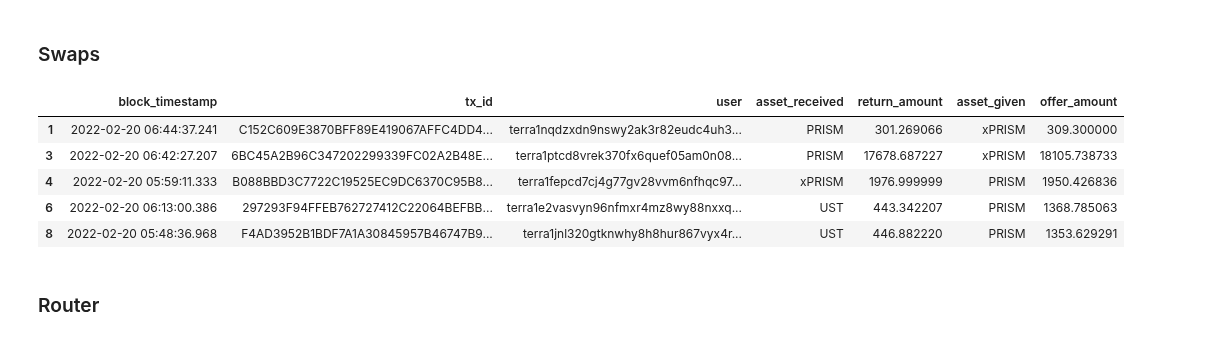
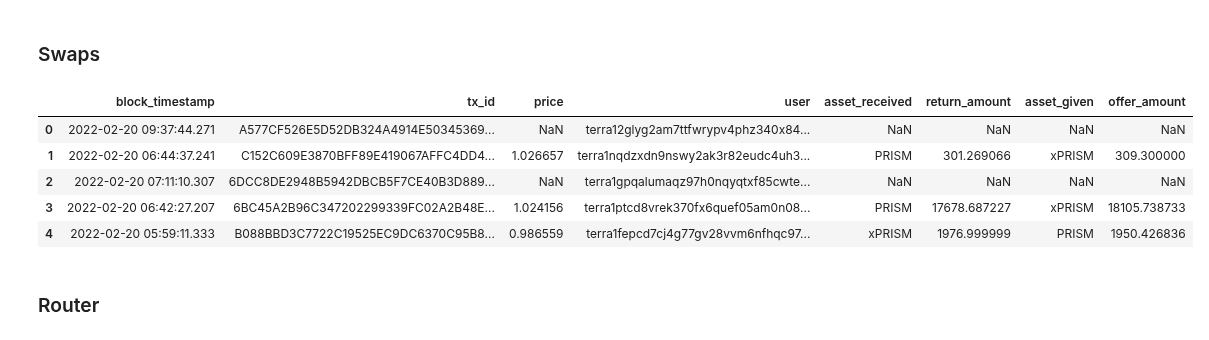
Before and after one commit to IncioMan/prism_forge, a Jupyter notebook: notebook/Prism Paths.ipynb, the cells around one changed output. Drawn from its saved outputs; the diff is of its cells as text; code cells hidden in the pictures.

```diff
--- a/notebook/Prism Paths.ipynb
+++ b/notebook/Prism Paths.ipynb
@@ -131,14 +141,14 @@ ystaking_df_pol[ystaking_df_pol.user=='terra1uh37lsydrup8vqvvttd53qwj93ft9x7572g
 # %%
 pd.set_option('display.max_colwidth', 255)
 swaps_df = swaps_df[swaps_df.ask_asset != '']
 swaps_df = swaps_df[swaps_df.sender.notna()]
 swaps_df_pol = swaps_df.rename(columns={'sender':'user','ask_asset':'asset_received','offer_asset':'asset_given'})
-swaps_df_pol = swaps_df_pol[['block_timestamp','tx_id','user','asset_received','return_amount','asset_given','offer_amount']]
+swaps_df_pol = swaps_df_pol[['block_timestamp','tx_id','price','user','asset_received','return_amount','asset_given','offer_amount']]
 swaps_df_pol.head()
 # %% [output]
-|  | block_timestamp | tx_id | user | asset_received | return_amount | asset_given | offer_amount |
-| 1 | 2022-02-20 06:44:37.241 | C152C609E3870BFF89E419067AFFC4DD4... | terra1nqdzxdn9nswy2ak3r82eudc4uh3... | PRISM | 301.269066 | xPRISM | 309.300000 |
-| 3 | 2022-02-20 06:42:27.207 | 6BC45A2B96C347202299339FC02A2B48E... | terra1ptcd8vrek370fx6quef05am0n08... | PRISM | 17678.687227 | xPRISM | 18105.738733 |
-| 4 | 2022-02-20 05:59:11.333 | B088BBD3C7722C19525EC9DC6370C95B8... | terra1fepcd7cj4g77gv28vvm6nfhqc97... | xPRISM | 1976.999999 | PRISM | 1950.426836 |
-| 6 | 2022-02-20 06:13:00.386 | 297293F94FFEB762727412C22064BEFBB... | terra1e2vasvyn96nfmxr4mz8wy88nxxq... | UST | 443.342207 | PRISM | 1368.785063 |
-| 8 | 2022-02-20 05:48:36.968 | F4AD3952B1BDF7A1A30845957B46747B9... | terra1jnl320gtknwhy8h8hur867vyx4r... | UST | 446.882220 | PRISM | 1353.629291 |
+|  | block_timestamp | tx_id | price | user | asset_received | return_amount | asset_given | offer_amount |
+| 0 | 2022-02-20 09:37:44.271 | A577CF526E5D52DB324A4914E50345369... | NaN | terra12glyg2am7ttfwrypv4phz340x84... | NaN | NaN | NaN | NaN |
+| 1 | 2022-02-20 06:44:37.241 | C152C609E3870BFF89E419067AFFC4DD4... | 1.026657 | terra1nqdzxdn9nswy2ak3r82eudc4uh3... | PRISM | 301.269066 | xPRISM | 309.300000 |
+| 2 | 2022-02-20 07:11:10.307 | 6DCC8DE2948B5942DBCB5F7CE40B3D889... | NaN | terra1gpqalumaqz97h0nqyqtxf85cwte... | NaN | NaN | NaN | NaN |
+| 3 | 2022-02-20 06:42:27.207 | 6BC45A2B96C347202299339FC02A2B48E... | 1.024156 | terra1ptcd8vrek370fx6quef05am0n08... | PRISM | 17678.687227 | xPRISM | 18105.738733 |
+| 4 | 2022-02-20 05:59:11.333 | B088BBD3C7722C19525EC9DC6370C95B8... | 0.986559 | terra1fepcd7cj4g77gv28vvm6nfhqc97... | xPRISM | 1976.999999 | PRISM | 1950.426836 |
```
Also changed, not shown: parts of 15 cells of this notebook.
